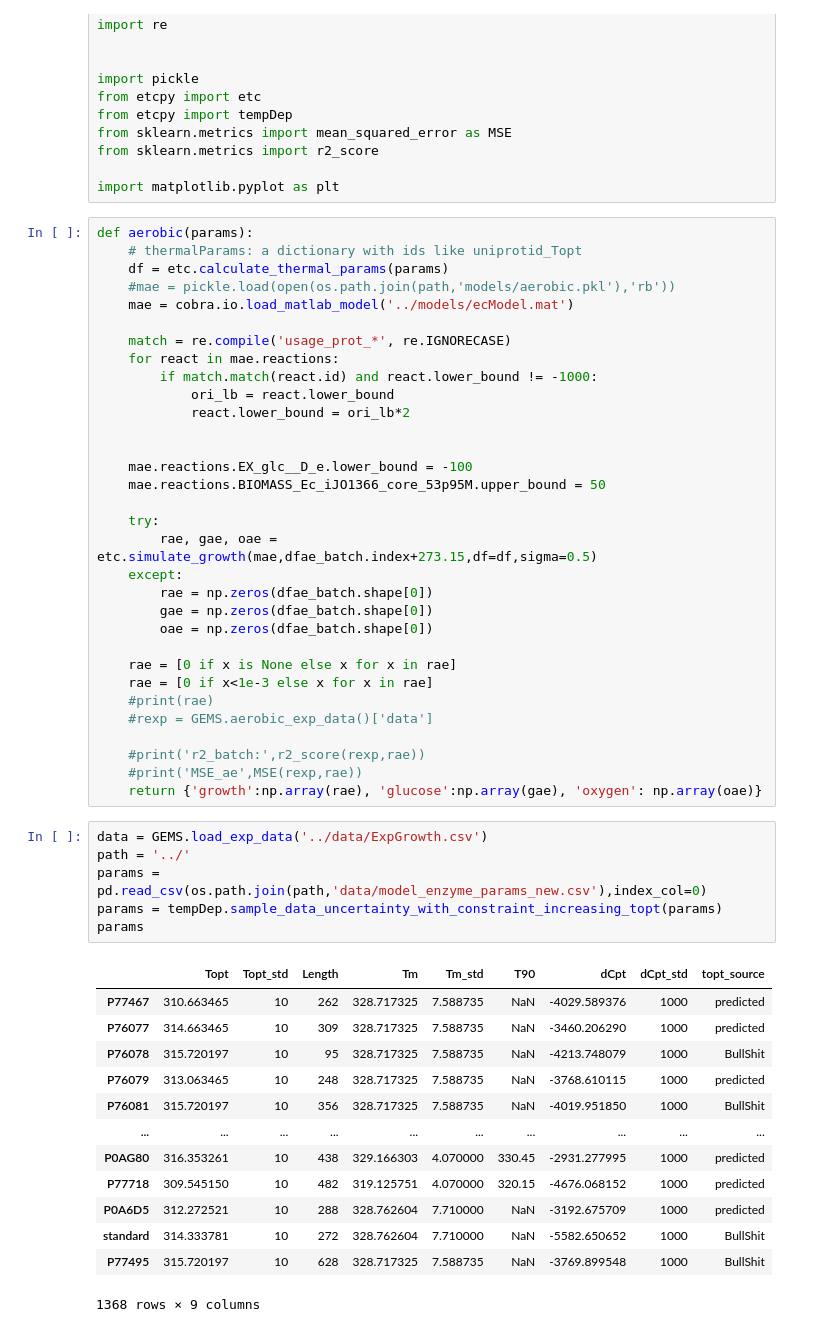
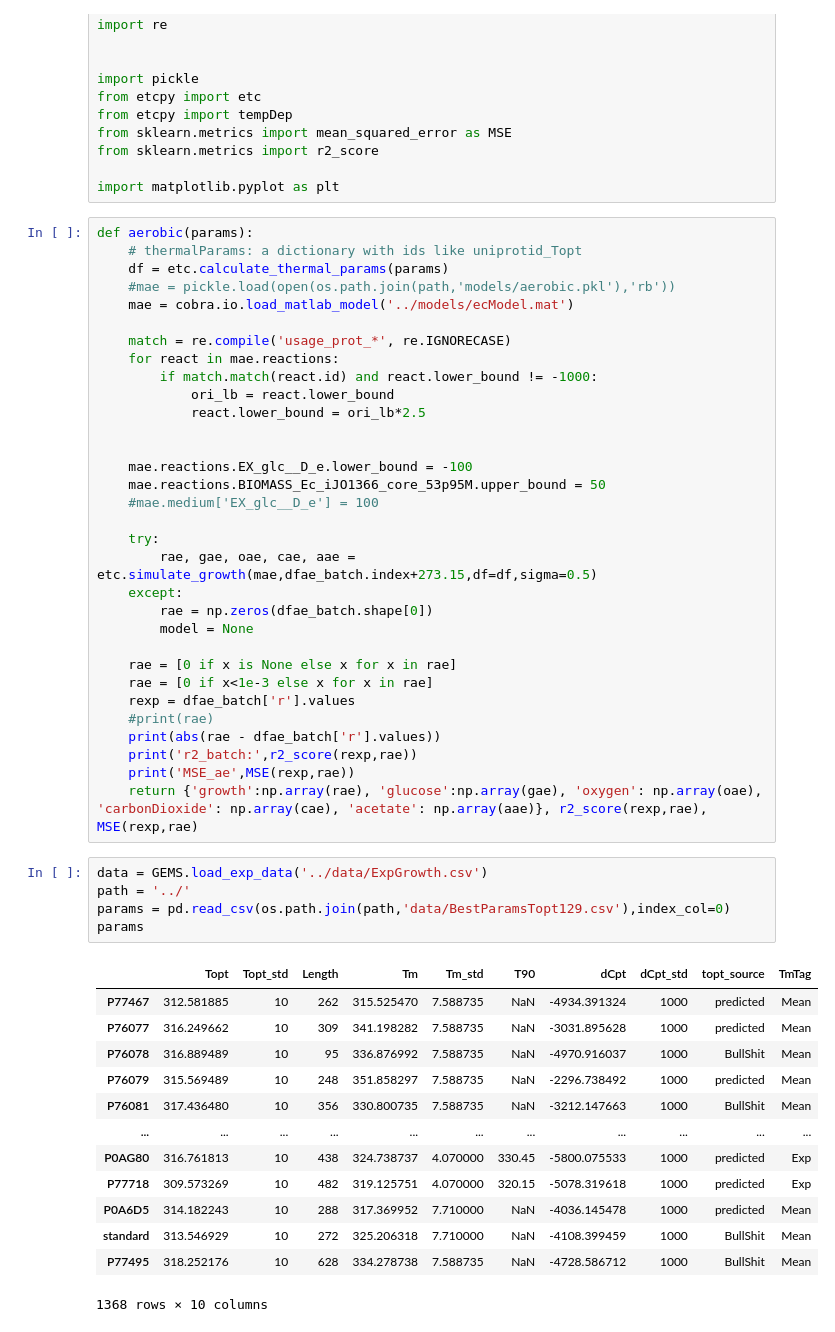
Before and after one commit to adimadkaikar/MResProject, a Jupyter notebook: code/LoopySimulation.ipynb, the cells around one changed output. Cells and saved outputs as stored; diff of their text form.

Commit message:
New Code and cleaning old data

```diff
--- a/code/LoopySimulation.ipynb
+++ b/code/LoopySimulation.ipynb
@@ -25,45 +25,44 @@ def aerobic(params):
     for react in mae.reactions:
         if match.match(react.id) and react.lower_bound != -1000:
             ori_lb = react.lower_bound
-            react.lower_bound = ori_lb*2
+            react.lower_bound = ori_lb*2.5
 
 
     mae.reactions.EX_glc__D_e.lower_bound = -100
     mae.reactions.BIOMASS_Ec_iJO1366_core_53p95M.upper_bound = 50
+    #mae.medium['EX_glc__D_e'] = 100
 
     try:
-        rae, gae, oae = etc.simulate_growth(mae,dfae_batch.index+273.15,df=df,sigma=0.5)
+        rae, gae, oae, cae, aae = etc.simulate_growth(mae,dfae_batch.index+273.15,df=df,sigma=0.5)
     except:
         rae = np.zeros(dfae_batch.shape[0])
-        gae = np.zeros(dfae_batch.shape[0])
-        oae = np.zeros(dfae_batch.shape[0])
+        model = None
 
     rae = [0 if x is None else x for x in rae]
     rae = [0 if x<1e-3 else x for x in rae]
+    rexp = dfae_batch['r'].values
     #print(rae)
-    #rexp = GEMS.aerobic_exp_data()['data']
-
-    #print('r2_batch:',r2_score(rexp,rae))
-    #print('MSE_ae',MSE(rexp,rae))
-    return {'growth':np.array(rae), 'glucose':np.array(gae), 'oxygen': np.array(oae)}
+    print(abs(rae - dfae_batch['r'].values))
+    print('r2_batch:',r2_score(rexp,rae))
+    print('MSE_ae',MSE(rexp,rae))
+    return {'growth':np.array(rae), 'glucose':np.array(gae), 'oxygen': np.array(oae), 'carbonDioxide': np.array(cae), 'acetate': np.array(aae)}, r2_score(rexp,rae), MSE(rexp,rae)
 # %%
 data = GEMS.load_exp_data('../data/ExpGrowth.csv')
 path = '../'
-params = pd.read_csv(os.path.join(path,'data/model_enzyme_params_new.csv'),index_col=0)
-params = tempDep.sample_data_uncertainty_with_constraint_increasing_topt(params)
+params = pd.read_csv(os.path.join(path,'data/BestParamsTopt129.csv'),index_col=0)
 params
 # %% [output]
-|  | Topt | Topt_std | Length | Tm | Tm_std | T90 | dCpt | dCpt_std | topt_source |
-| P77467 | 310.663465 | 10 | 262 | 328.717325 | 7.588735 | NaN | -4029.589376 | 1000 | predicted |
-| P76077 | 314.663465 | 10 | 309 | 328.717325 | 7.588735 | NaN | -3460.206290 | 1000 | predicted |
-| P76078 | 315.720197 | 10 | 95 | 328.717325 | 7.588735 | NaN | -4213.748079 | 1000 | BullShit |
-| P76079 | 313.063465 | 10 | 248 | 328.717325 | 7.588735 | NaN | -3768.610115 | 1000 | predicted |
-| P76081 | 315.720197 | 10 | 356 | 328.717325 | 7.588735 | NaN | -4019.951850 | 1000 | BullShit |
-| ... | ... | ... | ... | ... | ... | ... | ... | ... | ... |
-| P0AG80 | 316.353261 | 10 | 438 | 329.166303 | 4.070000 | 330.45 | -2931.277995 | 1000 | predicted |
-| P77718 | 309.545150 | 10 | 482 | 319.125751 | 4.070000 | 320.15 | -4676.068152 | 1000 | predicted |
-| P0A6D5 | 312.272521 | 10 | 288 | 328.762604 | 7.710000 | NaN | -3192.675709 | 1000 | predicted |
-| standard | 314.333781 | 10 | 272 | 328.762604 | 7.710000 | NaN | -5582.650652 | 1000 | BullShit |
-| P77495 | 315.720197 | 10 | 628 | 328.717325 | 7.588735 | NaN | -3769.899548 | 1000 | BullShit |
+|  | Topt | Topt_std | Length | Tm | Tm_std | T90 | dCpt | dCpt_std | topt_source | TmTag |
+| P77467 | 312.581885 | 10 | 262 | 315.525470 | 7.588735 | NaN | -4934.391324 | 1000 | predicted | Mean |
+| P76077 | 316.249662 | 10 | 309 | 341.198282 | 7.588735 | NaN | -3031.895628 | 1000 | predicted | Mean |
+| P76078 | 316.889489 | 10 | 95 | 336.876992 | 7.588735 | NaN | -4970.916037 | 1000 | BullShit | Mean |
+| P76079 | 315.569489 | 10 | 248 | 351.858297 | 7.588735 | NaN | -2296.738492 | 1000 | predicted | Mean |
+| P76081 | 317.436480 | 10 | 356 | 330.800735 | 7.588735 | NaN | -3212.147663 | 1000 | BullShit | Mean |
+| ... | ... | ... | ... | ... | ... | ... | ... | ... | ... | ... |
+| P0AG80 | 316.761813 | 10 | 438 | 324.738737 | 4.070000 | 330.45 | -5800.075533 | 1000 | predicted | Exp |
+| P77718 | 309.573269 | 10 | 482 | 319.125751 | 4.070000 | 320.15 | -5078.319618 | 1000 | predicted | Exp |
+| P0A6D5 | 314.182243 | 10 | 288 | 317.369952 | 7.710000 | NaN | -4036.145478 | 1000 | predicted | Mean |
+| standard | 313.546929 | 10 | 272 | 325.206318 | 7.710000 | NaN | -4108.399459 | 1000 | BullShit | Mean |
+| P77495 | 318.252176 | 10 | 628 | 334.278738 | 7.588735 | NaN | -4728.586712 | 1000 | BullShit | Mean |
-1368 rows × 9 columns
+1368 rows × 10 columns
 # %%
```
Also changed, not shown: parts of 2 cells of this notebook, 35 other files.
